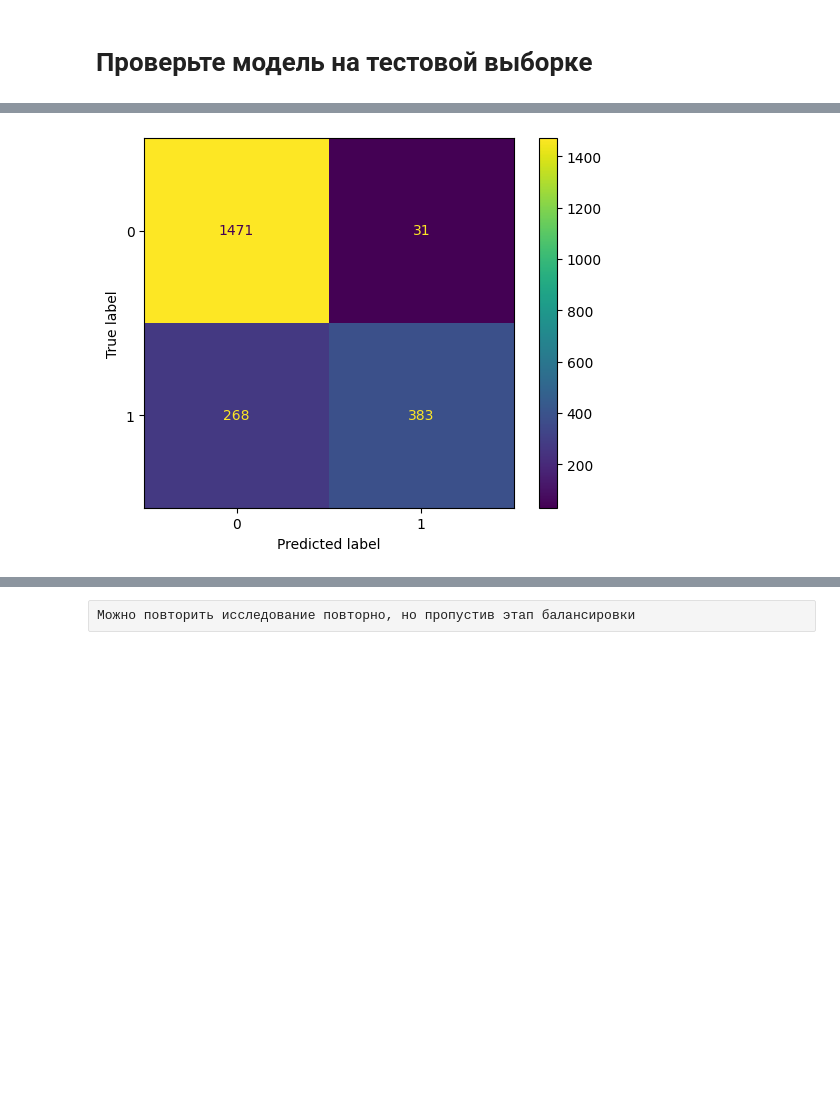
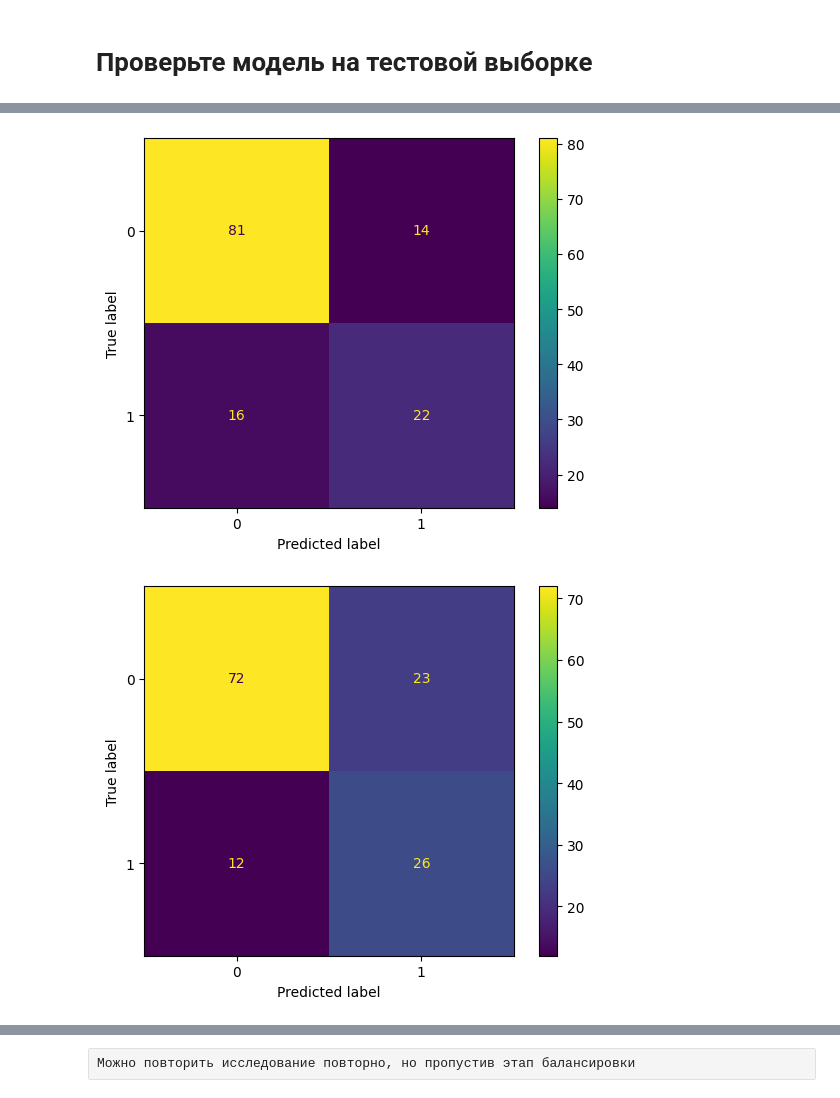
Before and after one commit to Gvozdyara/ml-tariff-classification, a Jupyter notebook: prediction_mobile_tariffs.ipynb, the cells around one changed output, grey strips where cells are left out. Cells and saved outputs as stored; diff of their text form; code cells hidden in the pictures; blank space fills up the shorter version.

```diff
--- a/prediction_mobile_tariffs.ipynb
+++ b/prediction_mobile_tariffs.ipynb
@@ -288,5 +294,9 @@ Decision Tree: 0.7796610169491526
 # %%
-disp = ConfusionMatrixDisplay.from_estimator(best_RF, X_train, y_train)
+disp = ConfusionMatrixDisplay.from_estimator(best_RF, X_test, y_test)
 # %% [output]
-[figure, old version]
+[figure, new version]
+# %%
+disp = ConfusionMatrixDisplay.from_estimator(best_RF_on_cm, X_test, y_test)
+# %% [output]
+[figure, added]
 # %%
```
Also changed, not shown: parts of 24 cells of this notebook.
